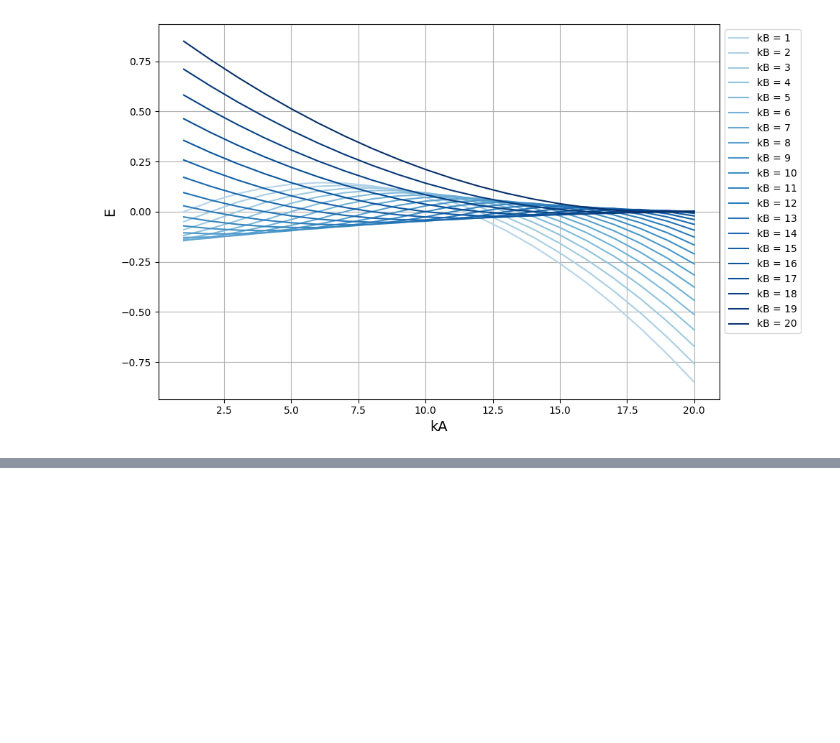
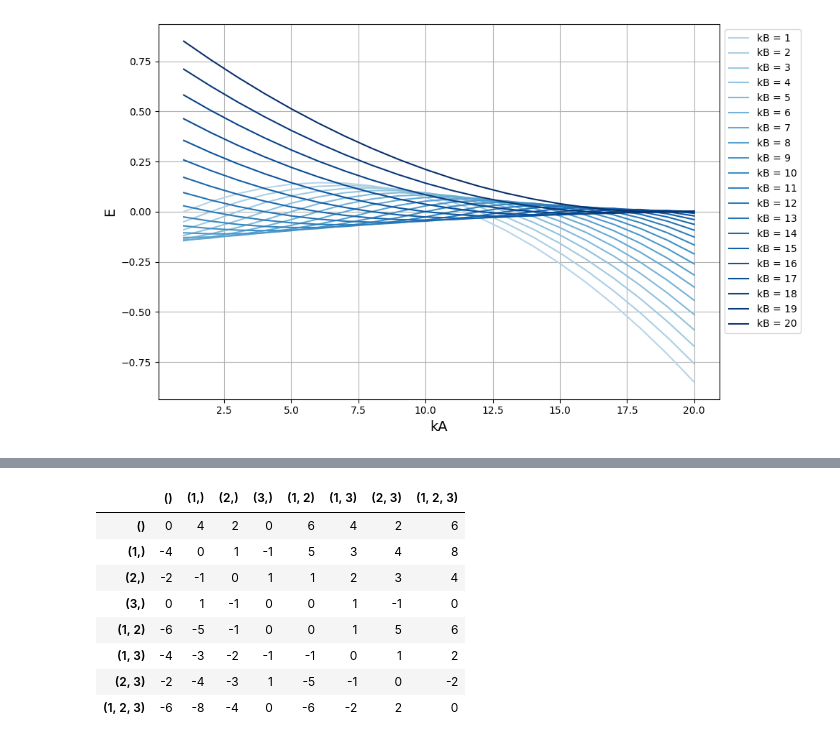
Before and after one commit to mihirt2/poker-like-games, a Jupyter notebook: simulations_and_visualizations.ipynb, the cells around one changed output, grey strips where cells are left out. Drawn from its saved outputs; the diff is of its cells as text; code cells hidden in the pictures; blank space fills up the shorter version.

```diff
--- a/simulations_and_visualizations.ipynb
+++ b/simulations_and_visualizations.ipynb
@@ -350,0 +433,25 @@ level_curves(p1=True, p2=False)
+# %%
+#@title { vertical-output: true }
+
+df = pd.DataFrame(all_payouts, columns=all_strats[0], index=all_stratsp2)
+styled_df = df.style.set_properties(**{'border': '0px solid black'})
+styled_df = styled_df.set_table_attributes('style="border-collapse: collapse"')
+styled_df = styled_df.set_table_styles([
+    {'selector': 'th.col_heading', 'props': [('text-align', 'center'),
+                                            ('font-weight', 'bold')]},
+    {'selector': 'th.index_name', 'props': [('font-weight', 'bold')]},
+    {'selector': 'th.index_name:empty', 'props': [('border', 'none')]},
+    {'selector': 'td', 'props': [('text-align', 'center')]}
+])
+
+display(styled_df)
+# %% [output]
+|  | () | (1,) | (2,) | (3,) | (1, 2) | (1, 3) | (2, 3) | (1, 2, 3) |
+| () | 0 | 4 | 2 | 0 | 6 | 4 | 2 | 6 |
+| (1,) | -4 | 0 | 1 | -1 | 5 | 3 | 4 | 8 |
+| (2,) | -2 | -1 | 0 | 1 | 1 | 2 | 3 | 4 |
+| (3,) | 0 | 1 | -1 | 0 | 0 | 1 | -1 | 0 |
+| (1, 2) | -6 | -5 | -1 | 0 | 0 | 1 | 5 | 6 |
+| (1, 3) | -4 | -3 | -2 | -1 | -1 | 0 | 1 | 2 |
+| (2, 3) | -2 | -4 | -3 | 1 | -5 | -1 | 0 | -2 |
+| (1, 2, 3) | -6 | -8 | -4 | 0 | -6 | -2 | 2 | 0 |
```
Also changed, not shown: parts of 8 cells of this notebook.
